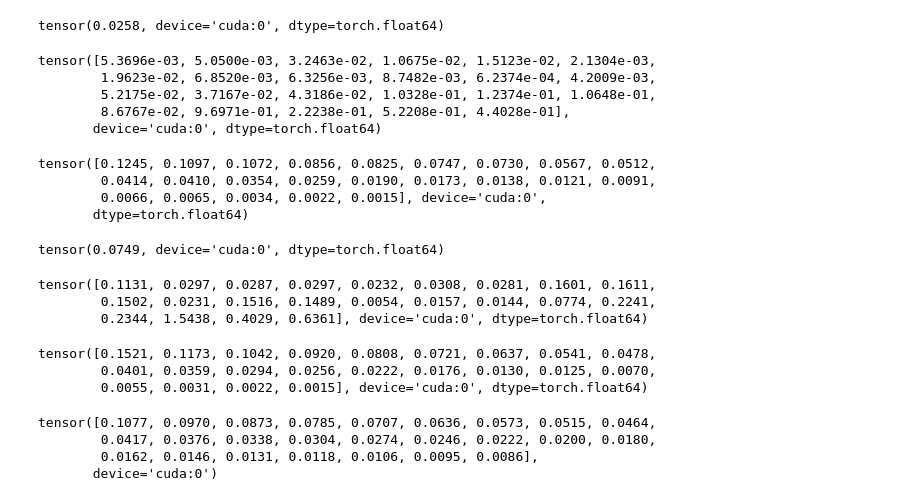
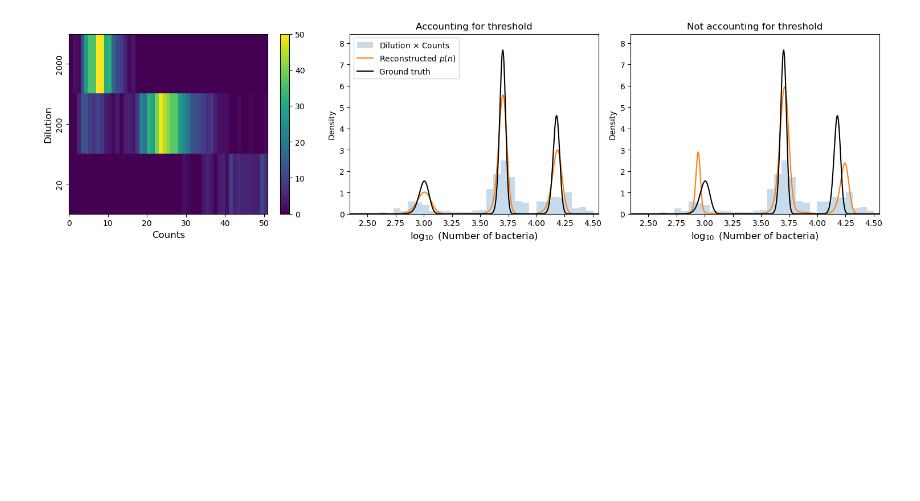
Before and after one commit to PessoaP/REPOP, a Jupyter notebook: check_synth.ipynb, the cells around one changed output. Drawn from its saved outputs; the diff is of its cells as text; code cells hidden in the pictures; blank space fills up the shorter version.

```diff
--- a/check_synth.ipynb
+++ b/check_synth.ipynb
@@ -88,5 +81,4 @@ del data.lpkdil_n
 # %%
-data_nocutoff = load_dataset(filename,Nmax=1000,cutoff=-1)
-
-data_nocutoff.evaluate(tol=1e-5,lr=.1)
+data_nocutoff = load_dataset(filename,Nmax=datapoints,cutoff=-1)
+data_nocutoff.evaluate(tol=1e-5)
 # %% [output]
@@ -121,45 +111,12 @@ fig.savefig('graphs/synth/fig3c',dpi=500)
-# %%
-th_means = torch.exp(th_gt[:3]).to(data.device)
-v_cutoff, ind = torch.min(torch.abs(data.ev[0]-th_means.reshape(-1,1)),axis=0)
-((v_cutoff/th_means[ind])*data.ev[-1]).sum()
-# %% [output]
-tensor(0.0258, device='cuda:0', dtype=torch.float64)
-# %%
-(v_cutoff/th_means[ind])
-# %% [output]
-tensor([5.3696e-03, 5.0500e-03, 3.2463e-02, 1.0675e-02, 1.5123e-02, 2.1304e-03,
-        1.9623e-02, 6.8520e-03, 6.3256e-03, 8.7482e-03, 6.2374e-04, 4.2009e-03,
-        5.2175e-02, 3.7167e-02, 4.3186e-02, 1.0328e-01, 1.2374e-01, 1.0648e-01,
-        8.6767e-02, 9.6971e-01, 2.2238e-01, 5.2208e-01, 4.4028e-01],
-       device='cuda:0', dtype=torch.float64)
-# %%
-data.ev[-1]
-# %% [output]
-tensor([0.1245, 0.1097, 0.1072, 0.0856, 0.0825, 0.0747, 0.0730, 0.0567, 0.0512,
-        0.0414, 0.0410, 0.0354, 0.0259, 0.0190, 0.0173, 0.0138, 0.0121, 0.0091,
-        0.0066, 0.0065, 0.0034, 0.0022, 0.0015], device='cuda:0',
-       dtype=torch.float64)
-# %%
-v_nocutoff, ind = torch.min(torch.abs(data_nocutoff.ev[0]-th_means.reshape(-1,1)),axis=0)
-((v_nocutoff/th_means[ind])*data_nocutoff.ev[-1]).sum()
-# %% [output]
-tensor(0.0749, device='cuda:0', dtype=torch.float64)
-# %%
-(v_nocutoff/th_means[ind])
-# %% [output]
-tensor([0.1131, 0.0297, 0.0287, 0.0297, 0.0232, 0.0308, 0.0281, 0.1601, 0.1611,
-        0.1502, 0.0231, 0.1516, 0.1489, 0.0054, 0.0157, 0.0144, 0.0774, 0.2241,
-        0.2344, 1.5438, 0.4029, 0.6361], device='cuda:0', dtype=torch.float64)
-# %%
-data_nocutoff.ev[-1]
-# %% [output]
-tensor([0.1521, 0.1173, 0.1042, 0.0920, 0.0808, 0.0721, 0.0637, 0.0541, 0.0478,
-        0.0401, 0.0359, 0.0294, 0.0256, 0.0222, 0.0176, 0.0130, 0.0125, 0.0070,
-        0.0055, 0.0031, 0.0022, 0.0015], device='cuda:0', dtype=torch.float64)
-# %%
-data.rhosprior.concentration/data.rhosprior.concentration.sum()
-# %% [output]
-tensor([0.1077, 0.0970, 0.0873, 0.0785, 0.0707, 0.0636, 0.0573, 0.0515, 0.0464,
-        0.0417, 0.0376, 0.0338, 0.0304, 0.0274, 0.0246, 0.0222, 0.0200, 0.0180,
-        0.0162, 0.0146, 0.0131, 0.0118, 0.0106, 0.0095, 0.0086],
-       device='cuda:0')
+# %%
+fig,ax = plt.subplots(1,3,figsize=(15,4))
+data.dill_imshow(ax[0],fig)
+data.log_plots(ax[1],th_gt)
+data_nocutoff.log_plots(ax[2],th_gt)
+plt.tight_layout()
+ax[1].legend()
+ax[1].set_title('Accounting for threshold',fontsize=12)
+ax[2].set_title('Not accounting for threshold',fontsize=12)
+fig.savefig('graphs/synth/'+case.name,dpi=500)
+# %% [output]
+[figure, added]
```
Also changed, not shown: parts of 16 cells of this notebook, 4 other files.
